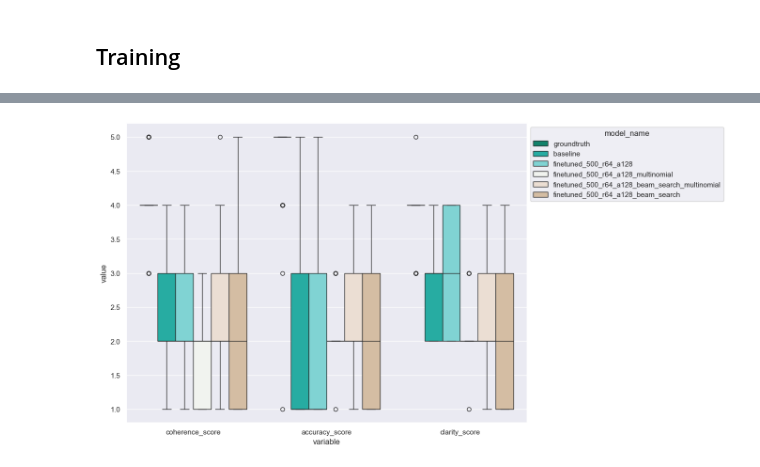
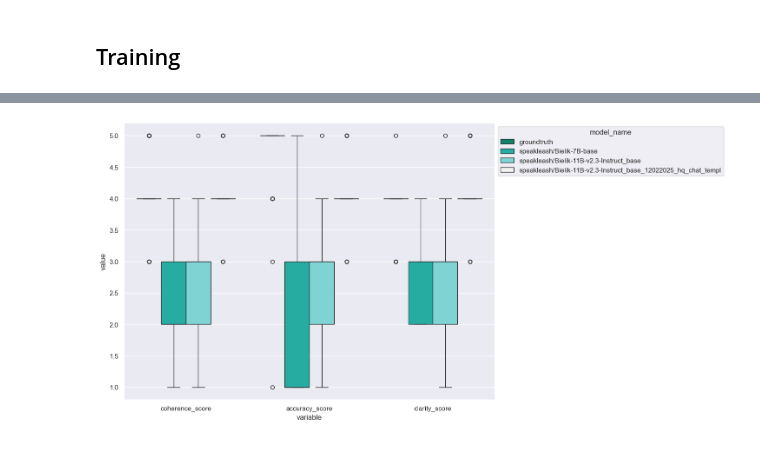
Before and after one commit to witold87/llm-bielik-ft-legal, a Jupyter notebook: src/llm-bielik-ft-fine-tuning-part-II.ipynb, the cells around one changed output, grey strips where cells are left out. Cells and saved outputs as stored; diff of their text form; code cells hidden in the pictures.

Commit message:
Finished FT evaluation

```diff
--- a/src/llm-bielik-ft-fine-tuning-part-II.ipynb
+++ b/src/llm-bielik-ft-fine-tuning-part-II.ipynb
@@ -517,0 +320,3 @@ merged = pd.concat([groundtruth_results, baseline_model_results, finetuned_500_m
+# %%
+val_dataset = pd.read_csv('data/evaluation_results.csv', sep='|')
+val_dataset
@@ -518,3 +346,2 @@ merged = pd.concat([groundtruth_results, baseline_model_results, finetuned_500_m
 # %%
-melted = pd.melt(merged, id_vars=['model_name'], value_vars=['coherence_score','accuracy_score', 'clarity_score'])
-melted
+melted = pd.melt(val_dataset, id_vars=['model_name'], value_vars=['coherence_score','accuracy_score', 'clarity_score'])
@@ -535,8 +348,8 @@ melted
 # %%
-c_palette = load_cmap('Anemone',keep_first_n=6).hex
+c_palette = load_cmap('Anemone',keep_first_n=4).hex
 sns.set_theme(rc={'figure.figsize':(11,8.27)})
 
 box_plot = sns.boxplot(melted, y='value', x='variable', hue='model_name', palette=c_palette)
 sns.move_legend(box_plot, "upper left", bbox_to_anchor=(1, 1))
 # %% [output]
-[figure, old version]
+[figure, new version]
```
Also changed, not shown: parts of 71 cells of this notebook, 13 other files.
